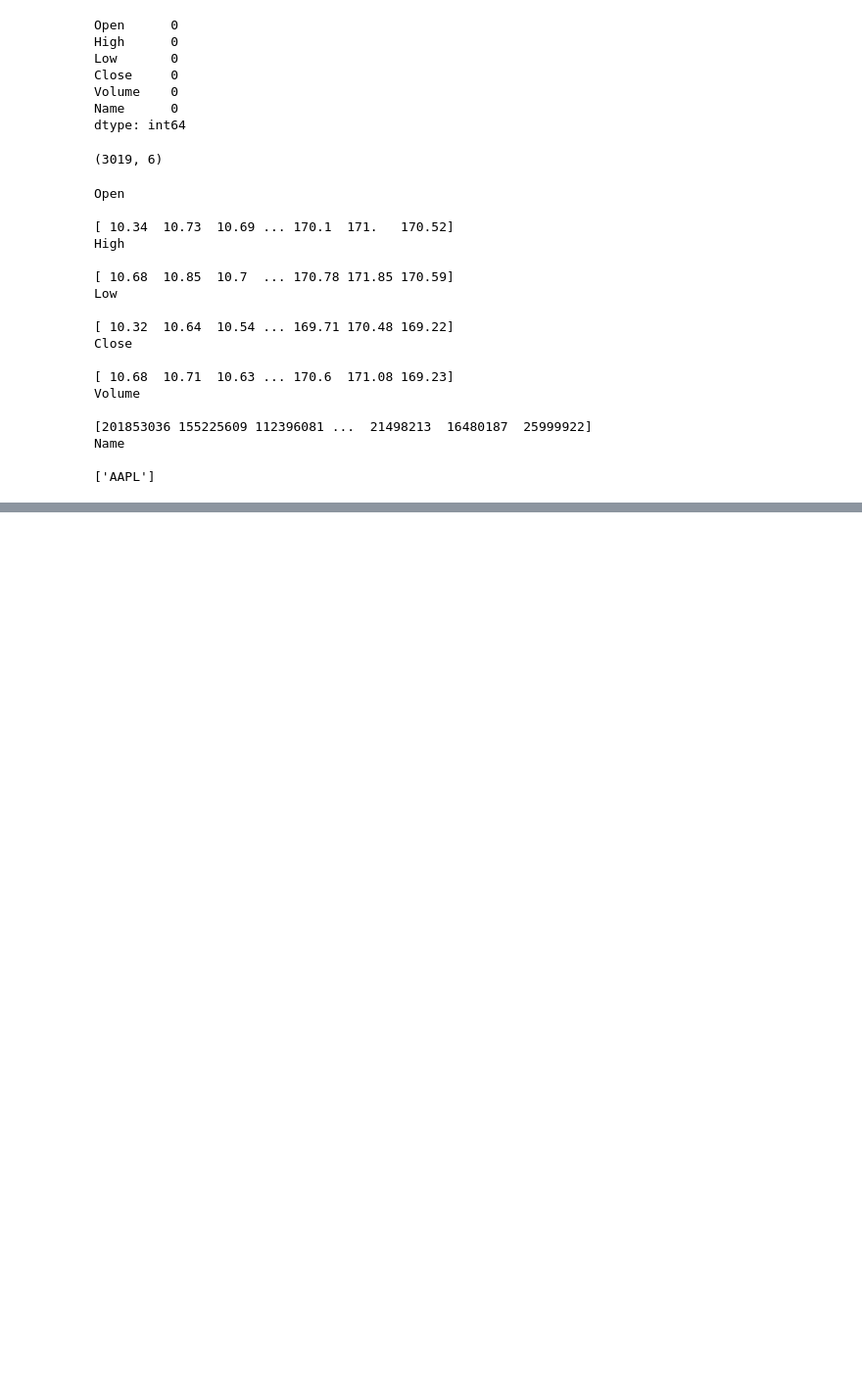
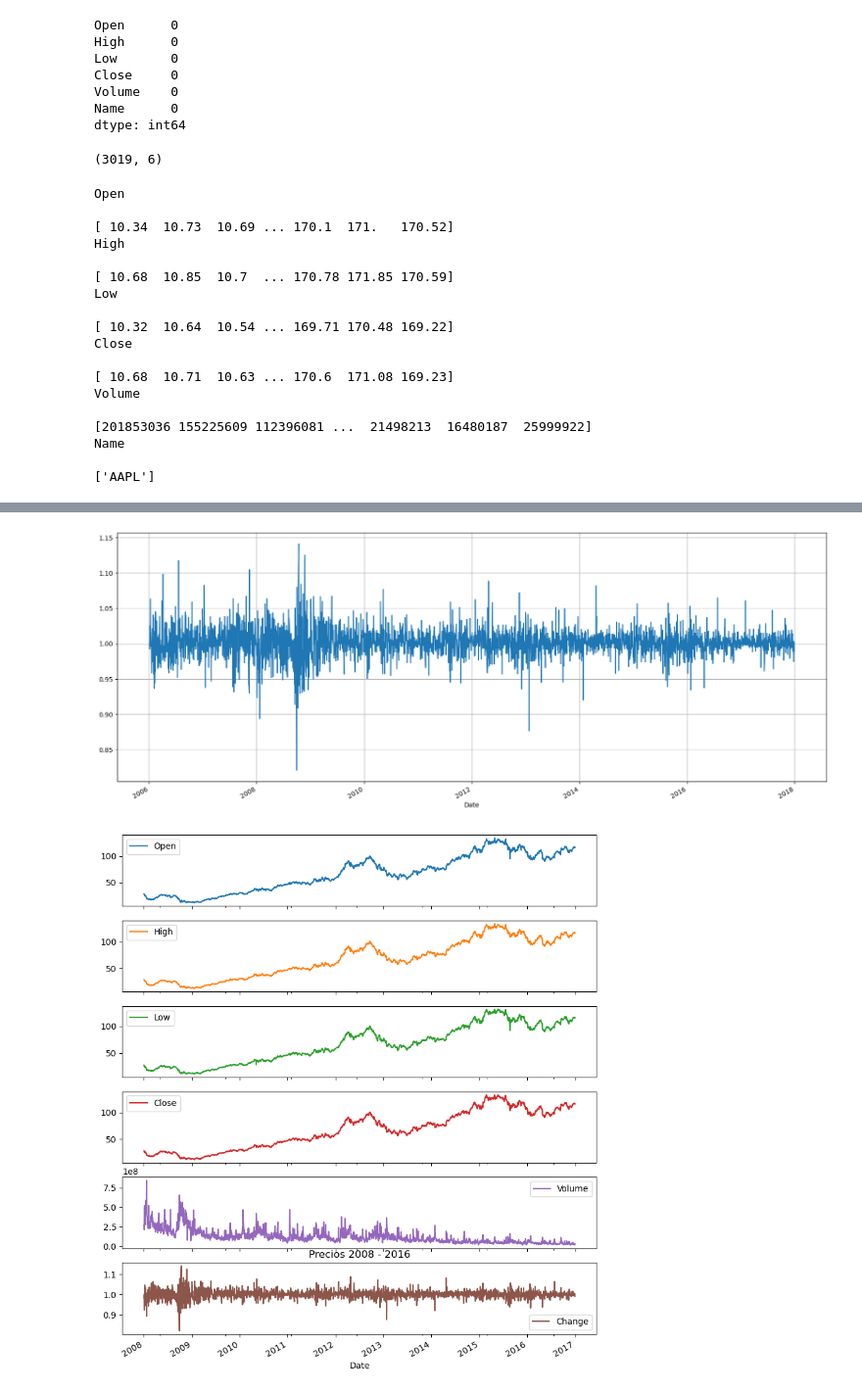
Before and after one commit to grrddn/Modulo_46_Tarea_Series_de_Tiempo, a Jupyter notebook: 01_Tarea_46_Series_de_Tiempo.ipynb, the cells around one changed output, grey strips where cells are left out. Shown at 98% size. Saved outputs shown, nothing was run; the diff lists cells and outputs as text; code cells hidden in the pictures; blank space fills up the shorter version.

```diff
--- a/01_Tarea_46_Series_de_Tiempo.ipynb
+++ b/01_Tarea_46_Series_de_Tiempo.ipynb
@@ -143,0 +183,2 @@ Name
+# %%
+df['Change'] = df.Close.div(df.Close.shift())
@@ -143,0 +189,7 @@ Name
+# %%
+df['2008':'2016'].plot(subplots= True, figsize=(10,12))
+plt.title('Precios 2008 - 2016')
+plt.show()
+# %% [output]
+[figure, added]
+[figure, added]
```
Also changed, not shown: parts of 42 cells of this notebook.
